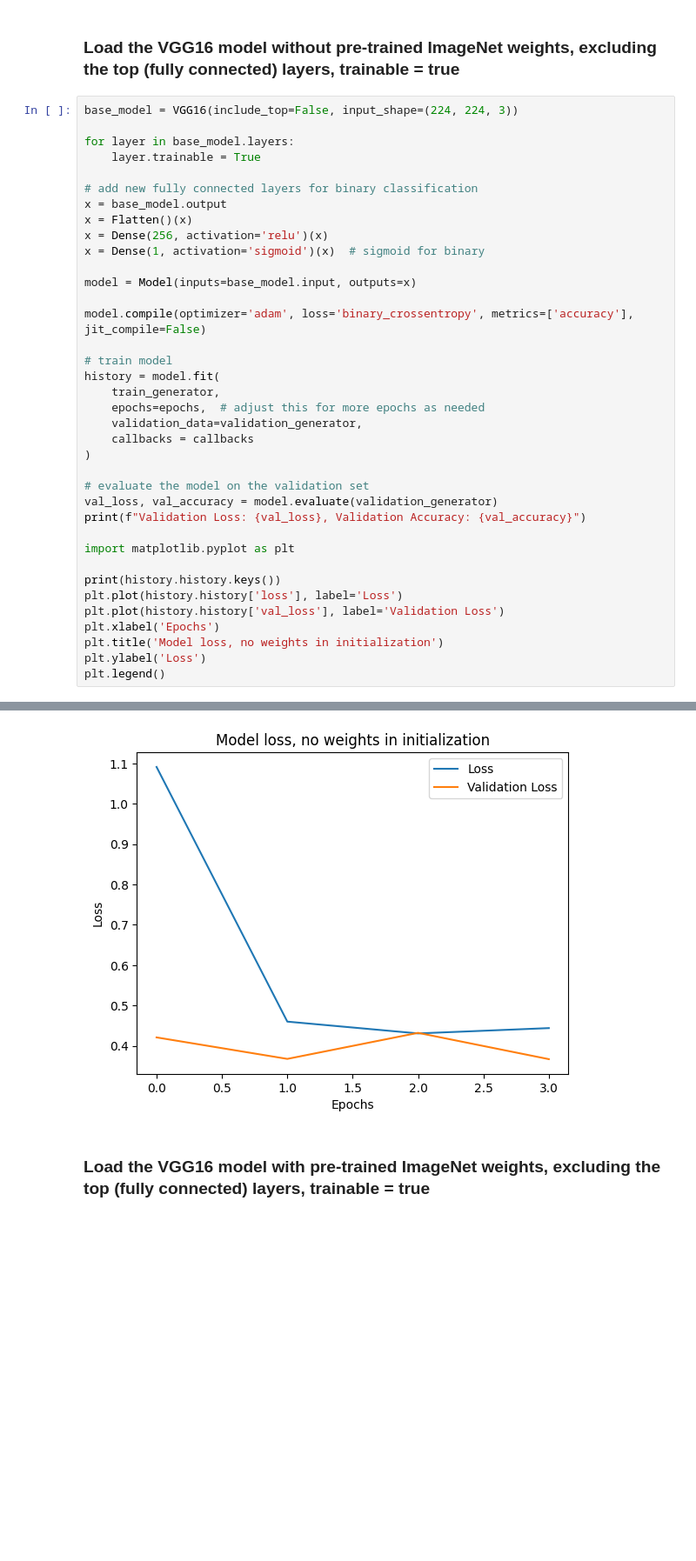
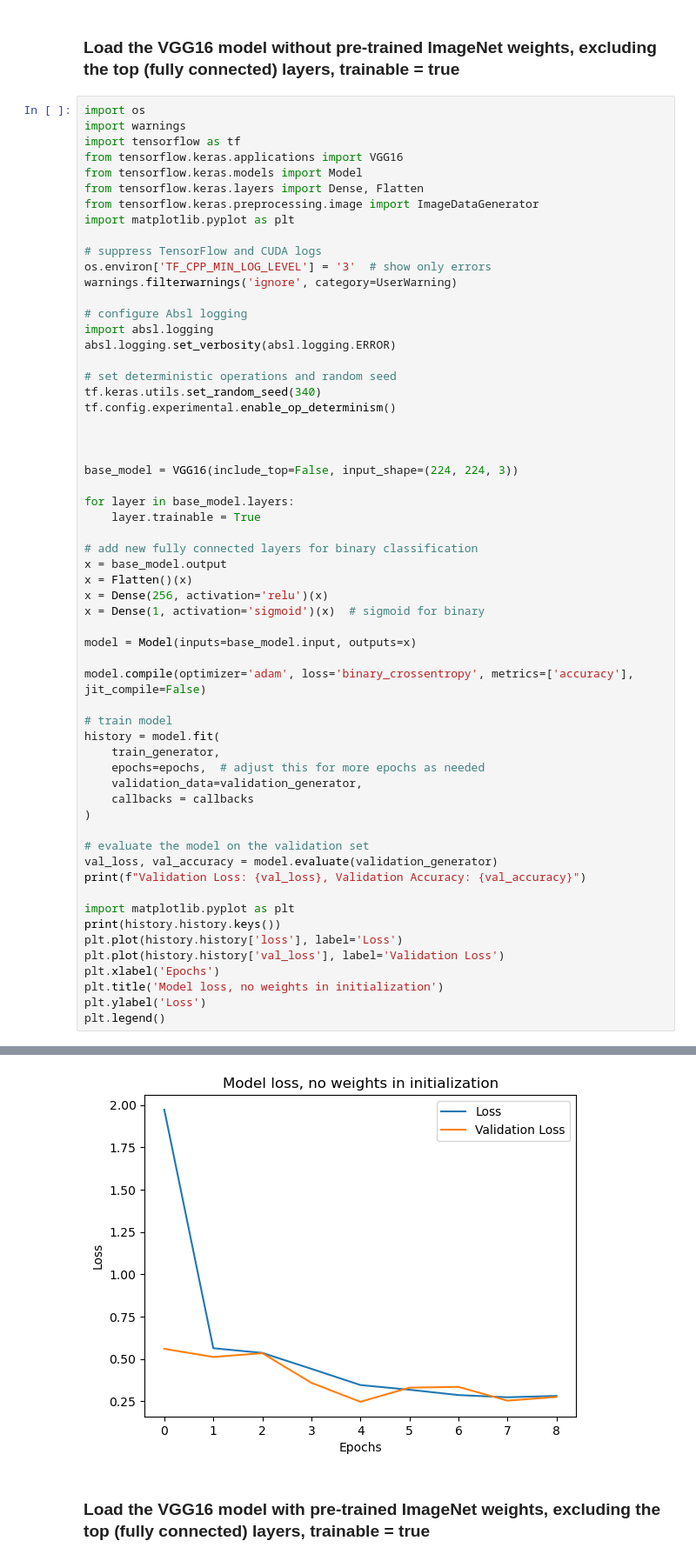
Before and after one commit to riya21parikh/340_reclassification, a Jupyter notebook: Cleaning_Exploration.ipynb, the cells around one changed output, grey strips where cells are left out. Shown at 87% size. Cells and saved outputs as stored; diff of their text form; blank space fills up the shorter version.

Commit message:
ran final augmentation graphs, corrected flipping, we're donegit add .git add .

```diff
--- a/Cleaning_Exploration.ipynb
+++ b/Cleaning_Exploration.ipynb
@@ -412,6 +412,29 @@ train_generator
 # %% [markdown]
 ### Load the VGG16 model without pre-trained ImageNet weights, excluding the top (fully connected) layers, trainable = true
 # %%
+import os
+import warnings
+import tensorflow as tf
+from tensorflow.keras.applications import VGG16
+from tensorflow.keras.models import Model
+from tensorflow.keras.layers import Dense, Flatten
+from tensorflow.keras.preprocessing.image import ImageDataGenerator
+import matplotlib.pyplot as plt
+
+# suppress TensorFlow and CUDA logs
+os.environ['TF_CPP_MIN_LOG_LEVEL'] = '3'  # show only errors
+warnings.filterwarnings('ignore', category=UserWarning)
+
+# configure Absl logging
+import absl.logging
+absl.logging.set_verbosity(absl.logging.ERROR)
+
+# set deterministic operations and random seed
+tf.keras.utils.set_random_seed(340)
+tf.config.experimental.enable_op_determinism()
+
+
+
 base_model = VGG16(include_top=False, input_shape=(224, 224, 3))
 
 for layer in base_model.layers:
@@ -440,7 +463,6 @@ val_loss, val_accuracy = model.evaluate(validation_generator)
 print(f"Validation Loss: {val_loss}, Validation Accuracy: {val_accuracy}")
 
 import matplotlib.pyplot as plt
-
 print(history.history.keys())
 plt.plot(history.history['loss'], label='Loss')
 plt.plot(history.history['val_loss'], label='Validation Loss')
@@ -462,6 +490,6 @@ Validation Loss: 0.3668648600578308, Validation Accuracy: 0.8500000238418579
 dict_keys(['accuracy', 'loss', 'val_accuracy', 'val_loss'])
 <matplotlib.legend.Legend at 0x...>
-[figure, old version]
+[figure, new version]
 # %% [markdown]
 ### Load the VGG16 model with pre-trained ImageNet weights, excluding the top (fully connected) layers, trainable = true
 # %%
```
Also changed, not shown: parts of 23 cells of this notebook, 1 other file.
